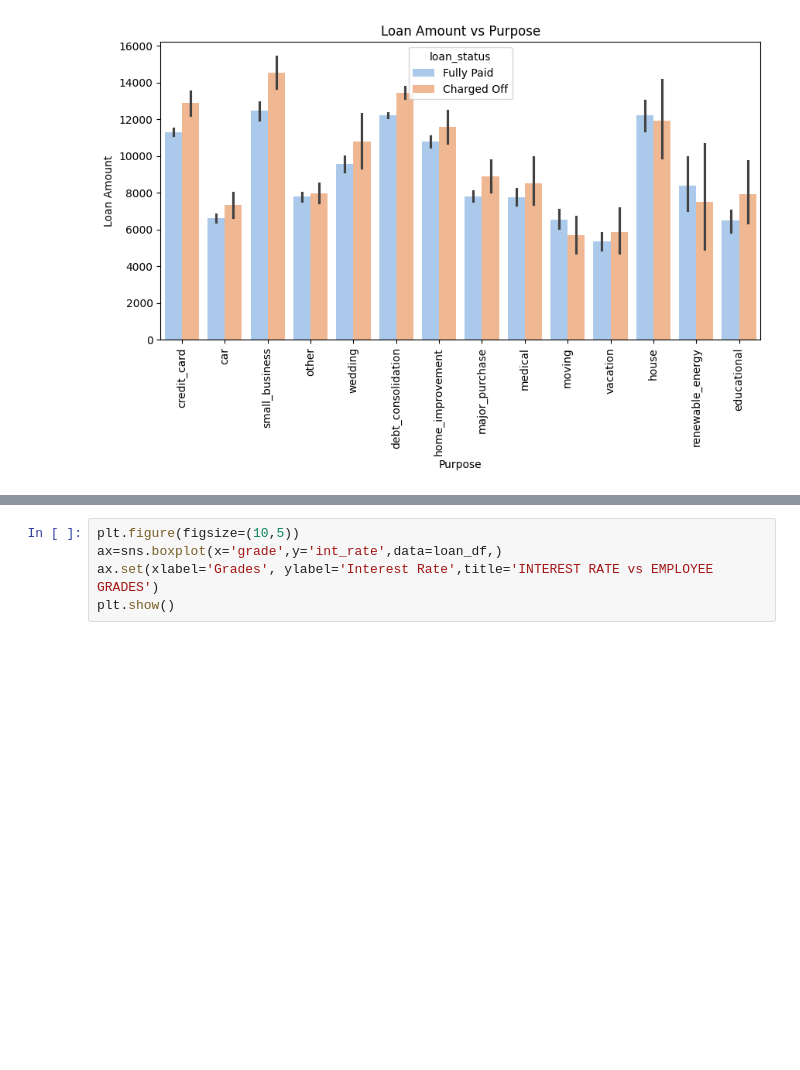
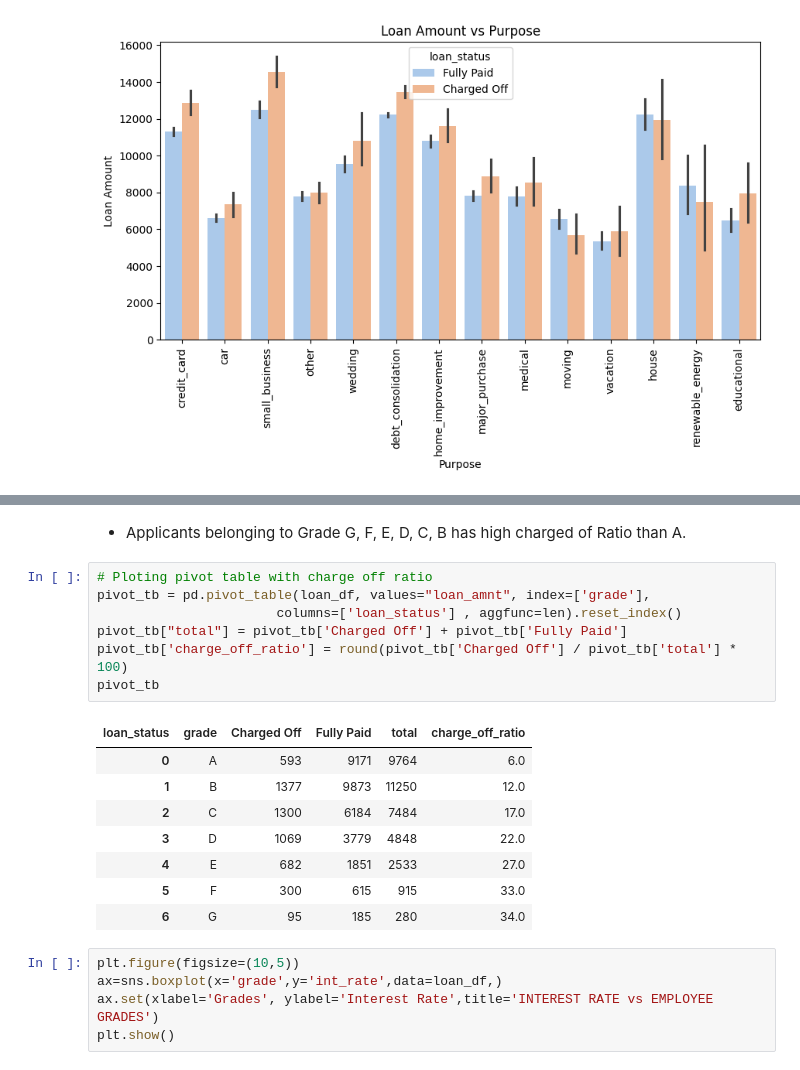
Before and after one commit to jayshah-07/lendingclubcasestudy, a Jupyter notebook: Jay_Janan_lending_club.ipynb, the cells around one changed output, grey strips where cells are left out. Saved outputs shown, nothing was run; the diff lists cells and outputs as text; blank space fills up the shorter version.

```diff
--- a/lending_club.ipynb
+++ b/Jay_Janan_lending_club.ipynb
@@ -1127,3 +1144,21 @@ plt.show()
+# %% [markdown]
+- Applicants belonging to Grade G, F, E, D, C, B has high charged of Ratio than A.
+# %%
+# Ploting pivot table with charge off ratio
+pivot_tb = pd.pivot_table(loan_df, values="loan_amnt", index=['grade'],
+                       columns=['loan_status'] , aggfunc=len).reset_index()
+pivot_tb["total"] = pivot_tb['Charged Off'] + pivot_tb['Fully Paid']
+pivot_tb['charge_off_ratio'] = round(pivot_tb['Charged Off'] / pivot_tb['total'] * 100)
+pivot_tb
+# %% [output]
+| loan_status | grade | Charged Off | Fully Paid | total | charge_off_ratio |
+| 0 | A | 593 | 9171 | 9764 | 6.0 |
+| 1 | B | 1377 | 9873 | 11250 | 12.0 |
+| 2 | C | 1300 | 6184 | 7484 | 17.0 |
+| 3 | D | 1069 | 3779 | 4848 | 22.0 |
+| 4 | E | 682 | 1851 | 2533 | 27.0 |
+| 5 | F | 300 | 615 | 915 | 33.0 |
+| 6 | G | 95 | 185 | 280 | 34.0 |
 # %%
 plt.figure(figsize=(10,5))
 ax=sns.boxplot(x='grade',y='int_rate',data=loan_df,)
```
Also changed, not shown: parts of 7 cells of this notebook, 1 other file.
